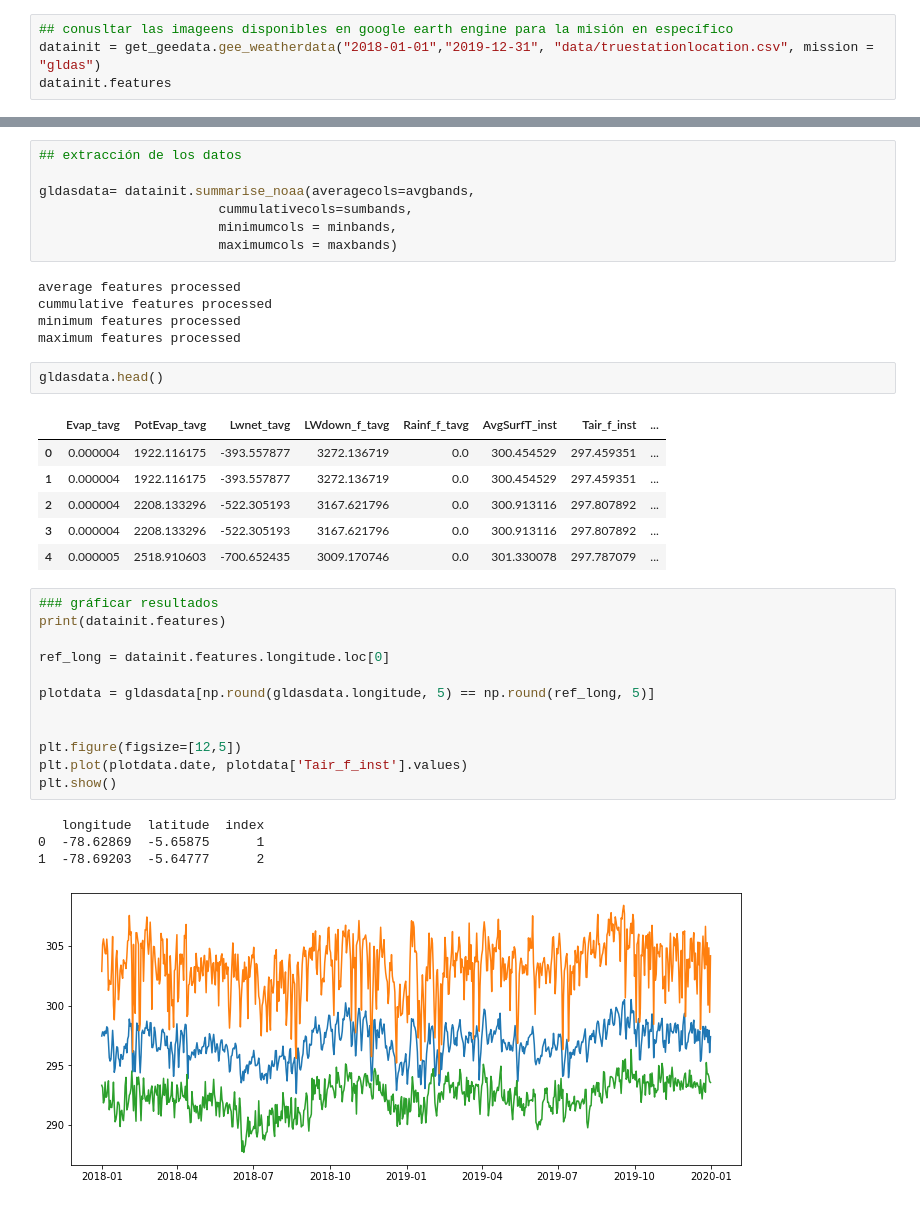
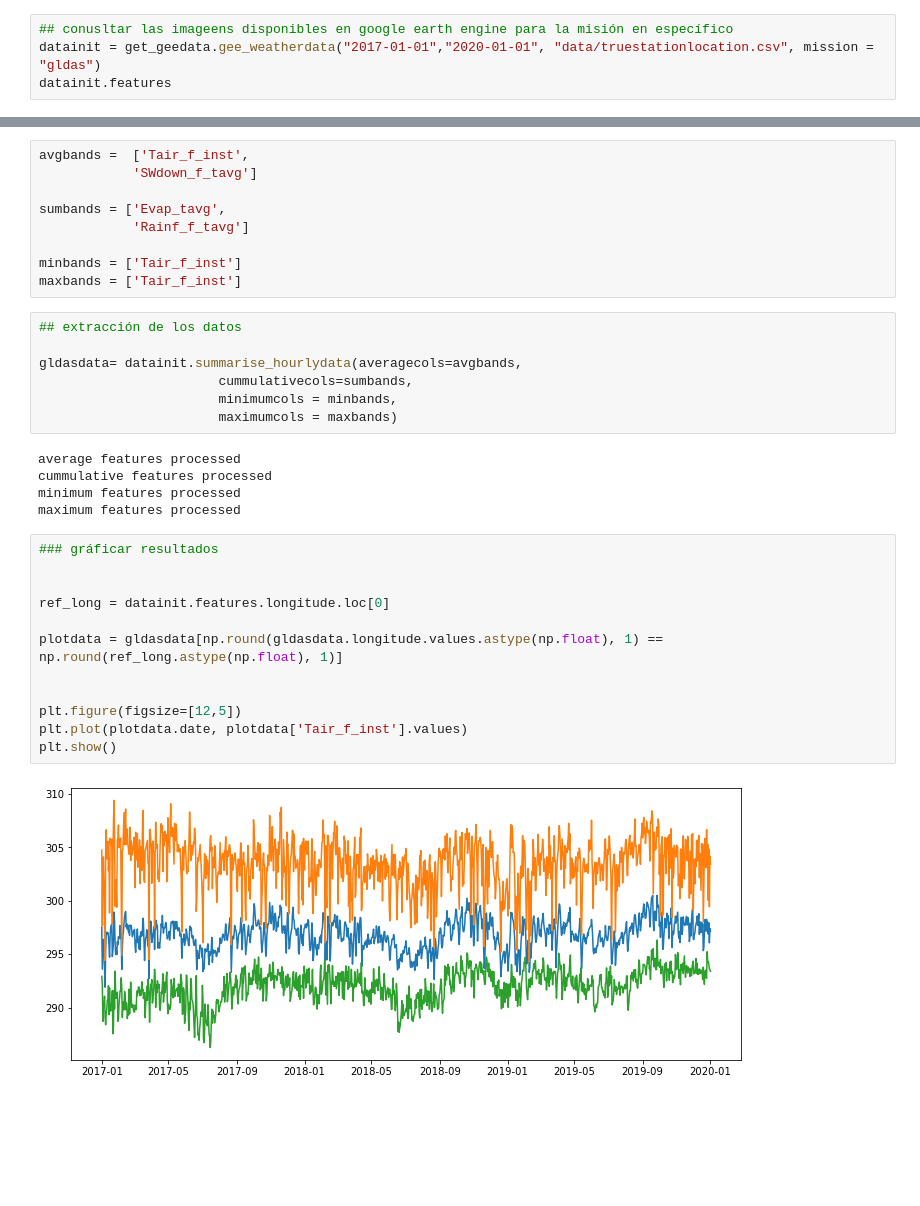
Before and after one commit to anaguilarar/gee_NOAA, a Jupyter notebook: Descargar clima de GEE.ipynb, the cells around one changed output, grey strips where cells are left out. Cells and saved outputs as stored; diff of their text form; blank space fills up the shorter version.

```diff
--- a/Descargar clima de GEE.ipynb
+++ b/Descargar clima de GEE.ipynb
@@ -114,7 +118,7 @@ dfchirps.to_csv(os.path.join("D:/OneDrive - CGIAR/projects/stc_peru/results","si
 ## Extraer datos GLDAS y resumirlos a nivel diario
 # %%
 ## conusltar las imageens disponibles en google earth engine para la misión en específico
-datainit = get_geedata.gee_weatherdata("2018-01-01","2019-12-31", "data/truestationlocation.csv", mission = "gldas")
+datainit = get_geedata.gee_weatherdata("2017-01-01","2020-01-01", "data/truestationlocation.csv", mission = "gldas")
 datainit.features
 # %% [output]
 |  | longitude | latitude | index |
@@ -140,7 +130,16 @@ maxbands = ['Tair_f_inst']
+# %%
+avgbands =  ['Tair_f_inst',
+            'SWdown_f_tavg']
+
+sumbands = ['Evap_tavg',
+            'Rainf_f_tavg']
+
+minbands = ['Tair_f_inst']
+maxbands = ['Tair_f_inst']
 # %%
 ## extracción de los datos
 
-gldasdata= datainit.summarise_noaa(averagecols=avgbands,
+gldasdata= datainit.summarise_hourlydata(averagecols=avgbands,
                        cummulativecols=sumbands,
                        minimumcols = minbands,
                        maximumcols = maxbands)
@@ -149,31 +148,19 @@ average features processed
 cummulative features processed
 minimum features processed
 maximum features processed
-# %%
-gldasdata.head()
-# %% [output]
-|  | Evap_tavg | PotEvap_tavg | Lwnet_tavg | LWdown_f_tavg | Rainf_f_tavg | AvgSurfT_inst | Tair_f_inst | ... |
-| 0 | 0.000004 | 1922.116175 | -393.557877 | 3272.136719 | 0.0 | 300.454529 | 297.459351 | ... |
-| 1 | 0.000004 | 1922.116175 | -393.557877 | 3272.136719 | 0.0 | 300.454529 | 297.459351 | ... |
-| 2 | 0.000004 | 2208.133296 | -522.305193 | 3167.621796 | 0.0 | 300.913116 | 297.807892 | ... |
-| 3 | 0.000004 | 2208.133296 | -522.305193 | 3167.621796 | 0.0 | 300.913116 | 297.807892 | ... |
-| 4 | 0.000005 | 2518.910603 | -700.652435 | 3009.170746 | 0.0 | 301.330078 | 297.787079 | ... |
 # %%
 ### gráficar resultados
-print(datainit.features)
+
 
 ref_long = datainit.features.longitude.loc[0]
 
-plotdata = gldasdata[np.round(gldasdata.longitude, 5) == np.round(ref_long, 5)]
+plotdata = gldasdata[np.round(gldasdata.longitude.values.astype(np.float), 1) == np.round(ref_long.astype(np.float), 1)]
 
 
 plt.figure(figsize=[12,5])
 plt.plot(plotdata.date, plotdata['Tair_f_inst'].values)
 plt.show()
 # %% [output]
-   longitude  latitude  index
-0  -78.62869  -5.65875      1
-1  -78.69203  -5.64777      2
-[figure, old version]
+[figure, new version]
 # %%
 ### exportar datos
```
Also changed, not shown: parts of 14 cells of this notebook.
